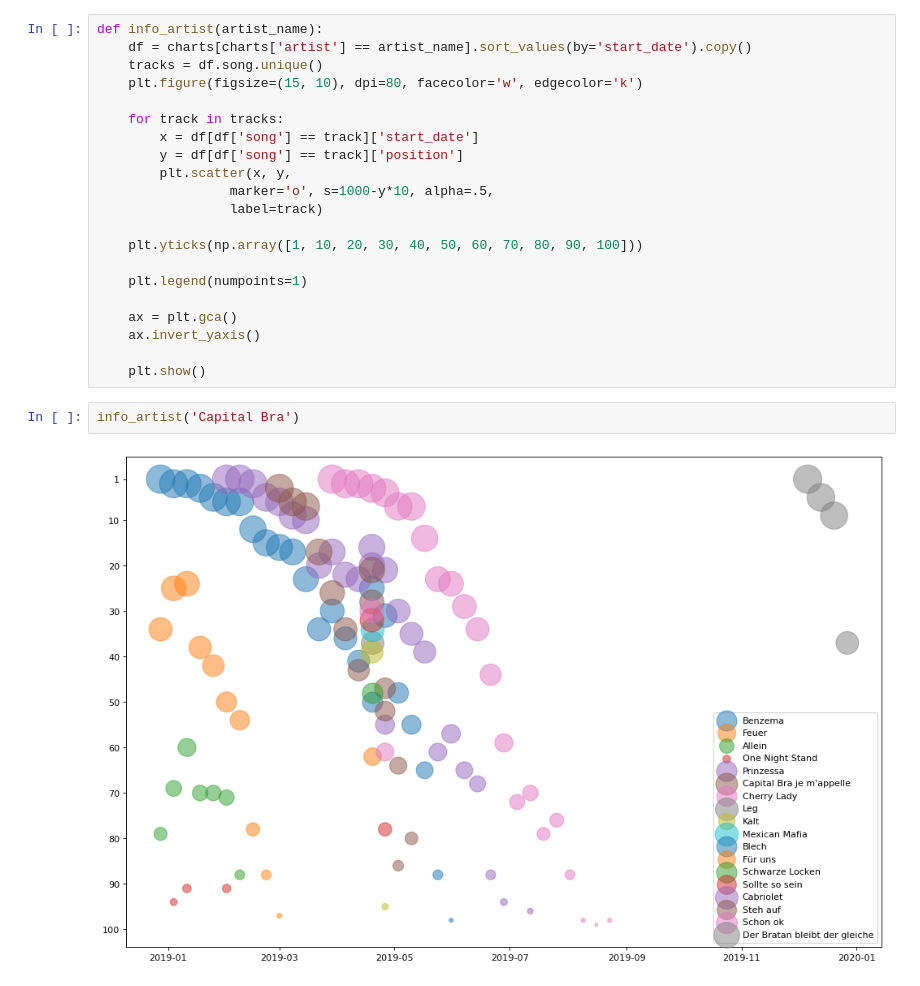
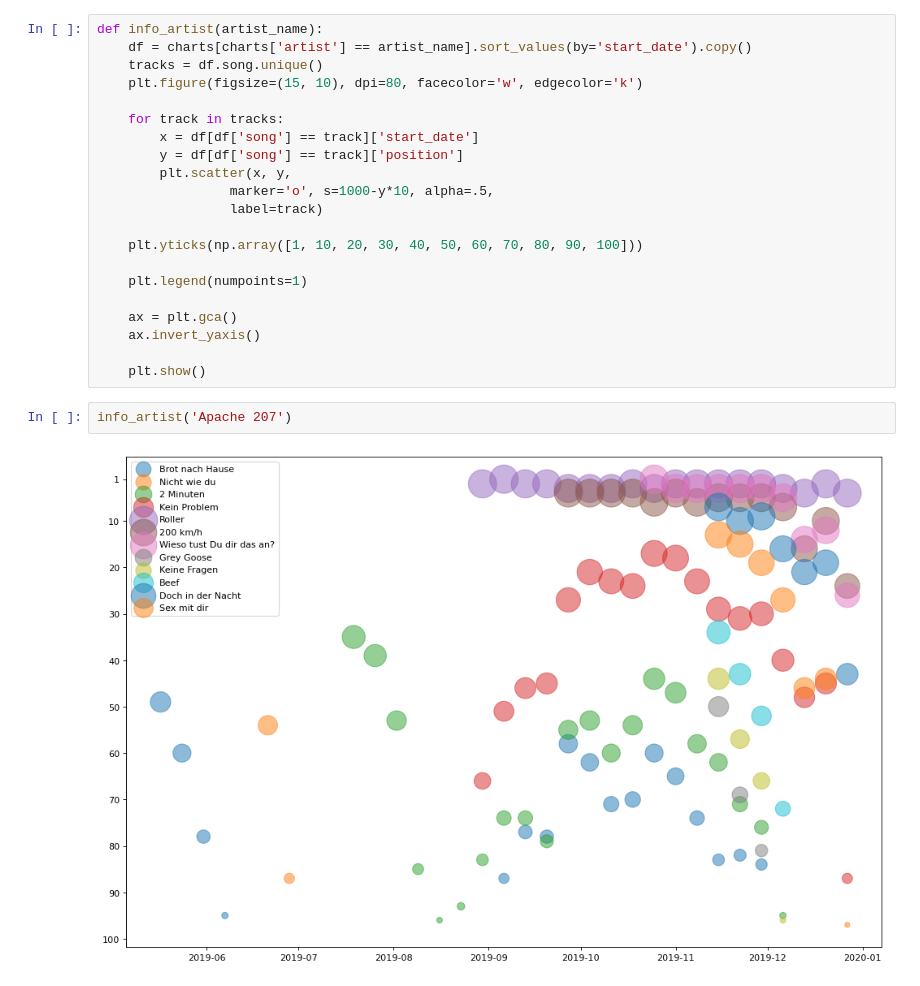
Before and after one commit to ninathumser/German-Top100, a Jupyter notebook: German-Top100-Analysis.ipynb, the cells around one changed output. Drawn from its saved outputs; the diff is of its cells as text.

```diff
--- a/German-Top100-Analysis.ipynb
+++ b/German-Top100-Analysis.ipynb
@@ -132,7 +133,7 @@ def info_artist(artist_name):
     ax.invert_yaxis()
 
     plt.show()
-# %%
-info_artist('Capital Bra')
-# %% [output]
-[figure, removed]
+# %%
+info_artist('Apache 207')
+# %% [output]
+[figure, added]
```
Also changed, not shown: parts of 9 cells of this notebook.
